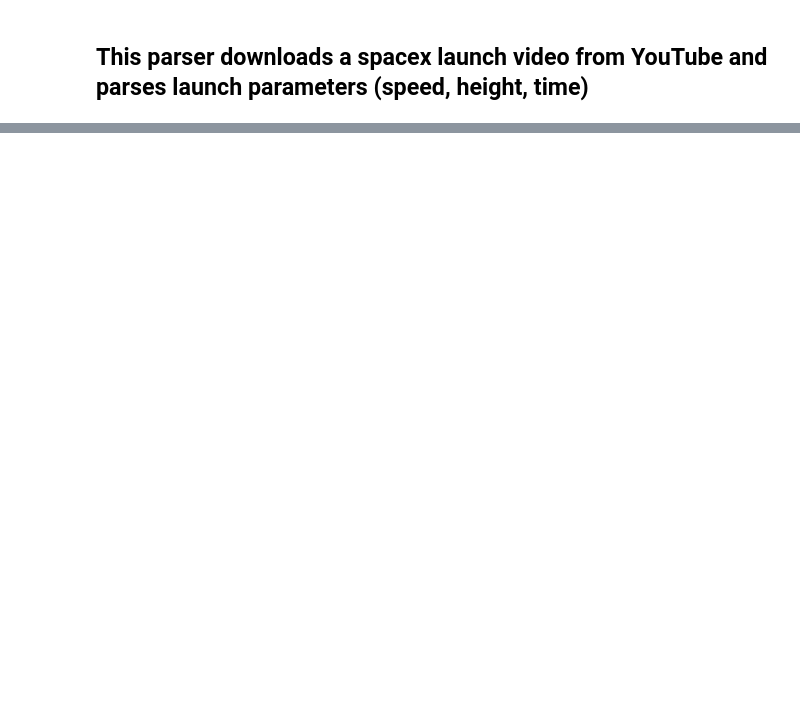
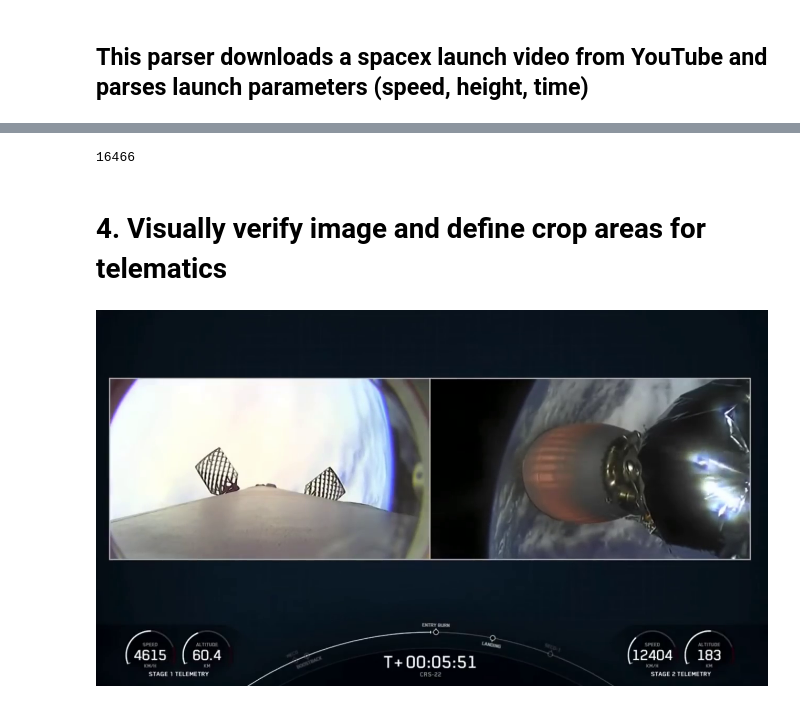
Before and after one commit to sjamthe/spacex-launch-analysis, a Jupyter notebook: spacex_launch_parser.ipynb, the cells around one changed output, grey strips where cells are left out. Saved outputs shown, nothing was run; the diff lists cells and outputs as text; code cells hidden in the pictures; blank space fills up the shorter version.

```diff
--- a/spacex_launch_parser.ipynb
+++ b/spacex_launch_parser.ipynb
@@ -6,0 +17,3 @@
+# %%
+GDRIVE_TMP = '/content/GDrive/MyDrive/CRS-22'
+!if [ -d {GDRIVE_TMP} ]; then echo "Output to be stored in "{GDRIVE_TMP} ; else mkdir -p {GDRIVE_TMP} && echo "Output directory created"; fi
@@ -13,0 +129,30 @@ Successfully installed pytube-10.8.2
+# %%
+frame_cnt
+# %% [output]
+16466
+# %% [markdown]
+# 4. Visually verify image and define crop areas for telematics
+# %%
+from google.colab.patches import cv2_imshow # for image display
+import cv2
+import os
+
+def read_image(serialno, folder=GDRIVE_TMP):
+  filename = folder + '/frames/frame' + str(serialno) + '.png'
+  #print (filename)
+  if os.path.isfile(filename):
+    image = cv2.imread(filename)
+    image = cv2.cvtColor(image, cv2.COLOR_BGR2RGB)  #Images were saved as BGR sometimes
+  else:
+    image = None
+  return image
+# %%
+# normally image 3 minutes from start has both stage telematics
+min = 6
+start = 0
+skip = 30
+cnt = start + skip * min * 60
+image = read_image(cnt)
+cv2_imshow(image)
+# %% [output]
+[figure, added]
```
Also changed, not shown: parts of 95 cells of this notebook.
